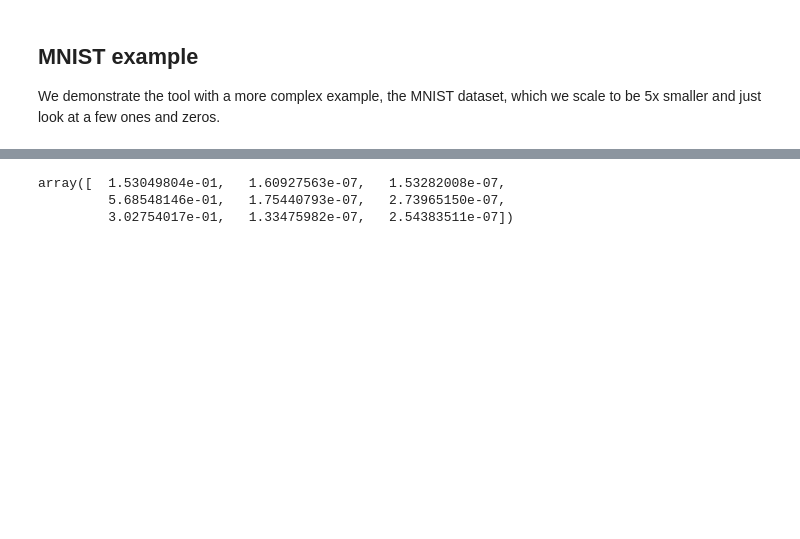
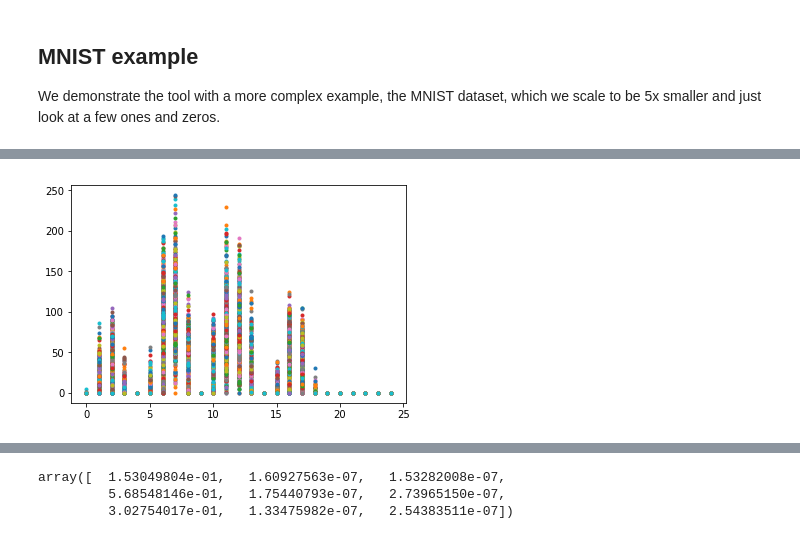
Before and after one commit to lionfish0/GPAdversarialBound, a Jupyter notebook: jupyter/Demo.ipynb, the cells around one changed output, grey strips where cells are left out. Saved outputs shown, nothing was run; the diff lists cells and outputs as text; code cells hidden in the pictures; blank space fills up the shorter version.

```diff
--- a/jupyter/Demo.ipynb
+++ b/jupyter/Demo.ipynb
@@ -448 +482,7 @@ Max of both
+# %%
+X,Y,Xtest,Ytest = getMNISTexample(scalingfactor=7)
+# %%
+plt.plot(X.T,'.');
+# %% [output]
+[figure, added]
 # %%
```
Also changed, not shown: parts of 25 cells of this notebook, 2 other files.
